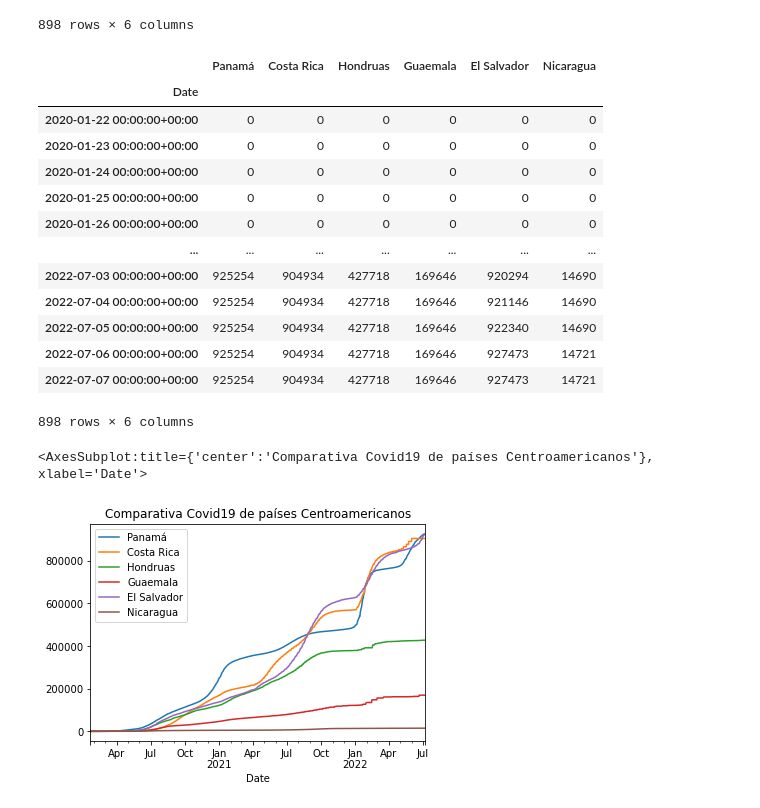
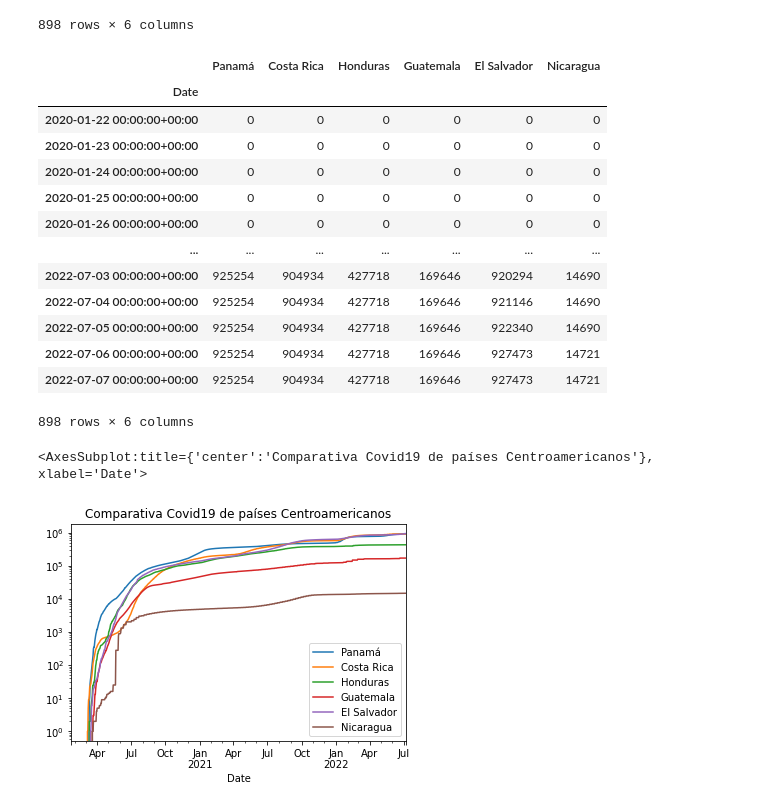
Before and after one commit to nebrijas/jorgelb24-web, a Jupyter notebook: ad4.ipynb, the cells around one changed output. Cells and saved outputs as stored; diff of their text form; code cells hidden in the pictures.

```diff
--- a/ad4.ipynb
+++ b/ad4.ipynb
@@ -288,8 +288,8 @@ casos_ni.plot(title="Casos de Covid19 en Nicaraguas")
 # %% [markdown]
 ### Comparación de países Centroamericanos
 # %%
-pa_vs_cr_vs_hnd_vs_guat_vs_elsalv_vs_ni = pd.concat([casos_pa,casos_cr,casos_hnd,casos_elsalv,casos_guat,casos_ni],axis=1)
-pa_vs_cr_vs_hnd_vs_guat_vs_elsalv_vs_ni
+df_ca = pd.concat([casos_pa,casos_cr,casos_hnd,casos_elsalv,casos_guat,casos_ni],axis=1)
+df_ca
 # %% [output]
 |  | Cases | Cases | Cases | Cases | Cases | Cases |
 | Date |  |  |  |  |  |  |
@@ -306,10 +306,10 @@ pa_vs_cr_vs_hnd_vs_guat_vs_elsalv_vs_ni
 | 2022-07-07 00:00:00+00:00 | 925254 | 904934 | 427718 | 169646 | 927473 | 14721 |
 898 rows × 6 columns
 # %%
-pa_vs_cr_vs_hnd_vs_guat_vs_elsalv_vs_ni.columns = ['Panamá','Costa Rica','Hondruas','Guaemala','El Salvador','Nicaragua']
-pa_vs_cr_vs_hnd_vs_guat_vs_elsalv_vs_ni
+df_ca.columns = ['Panamá','Costa Rica','Honduras','Guatemala','El Salvador','Nicaragua']
+df_ca
 # %% [output]
-|  | Panamá | Costa Rica | Hondruas | Guaemala | El Salvador | Nicaragua |
+|  | Panamá | Costa Rica | Honduras | Guatemala | El Salvador | Nicaragua |
 | Date |  |  |  |  |  |  |
 | 2020-01-22 00:00:00+00:00 | 0 | 0 | 0 | 0 | 0 | 0 |
 | 2020-01-23 00:00:00+00:00 | 0 | 0 | 0 | 0 | 0 | 0 |
@@ -324,7 +324,7 @@ pa_vs_cr_vs_hnd_vs_guat_vs_elsalv_vs_ni
 | 2022-07-07 00:00:00+00:00 | 925254 | 904934 | 427718 | 169646 | 927473 | 14721 |
 898 rows × 6 columns
 # %%
-pa_vs_cr_vs_hnd_vs_guat_vs_elsalv_vs_ni.plot(title="Comparativa Covid19 de países Centroamericanos")
+df_ca.plot(title="Comparativa Covid19 de países Centroamericanos", logy=True)
 # %% [output]
 <AxesSubplot:title={'center':'Comparativa Covid19 de países Centroamericanos'}, xlabel='Date'>
-[figure, old version]
+[figure, new version]
```
